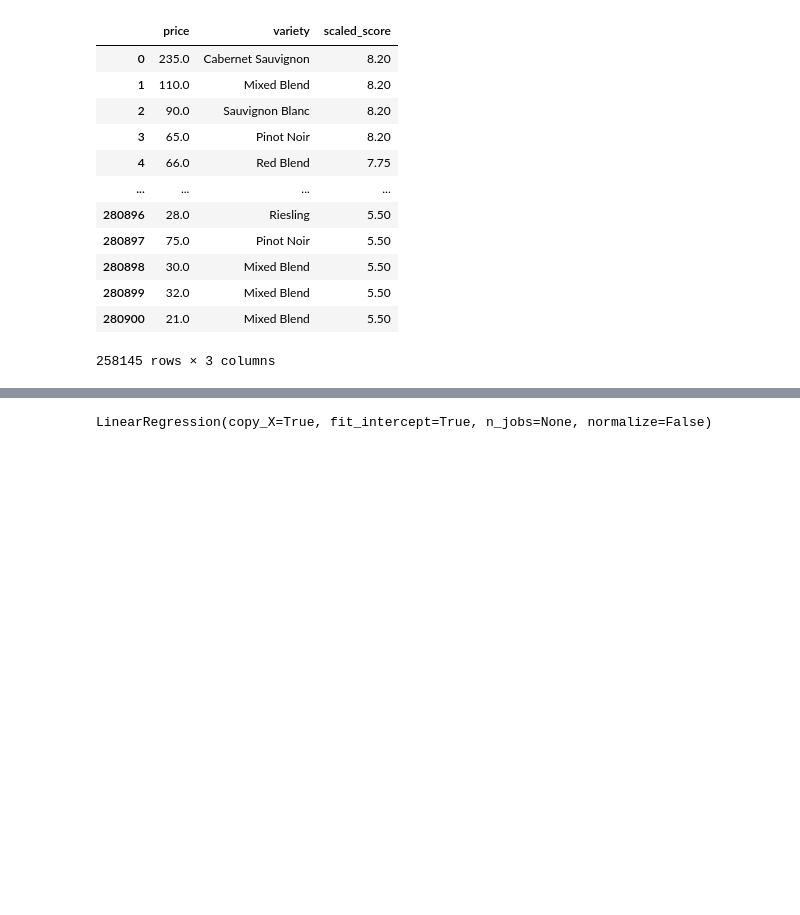
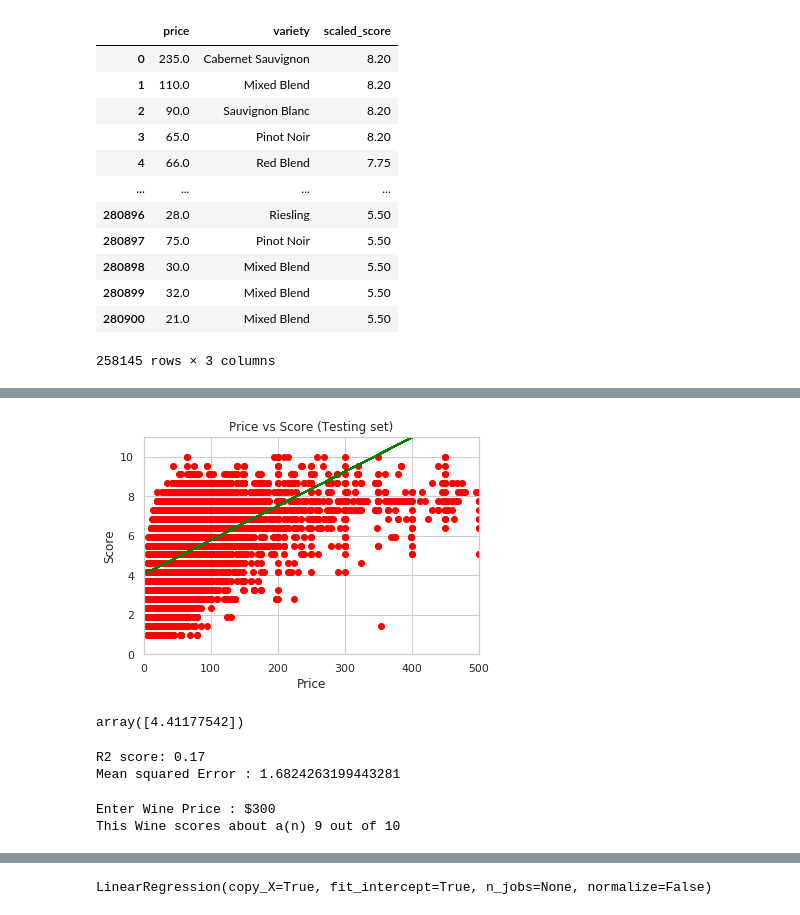
Before and after one commit to aditya4812/COGS108-Final-Project, a Jupyter notebook: FinalProject_group085.ipynb, the cells around one changed output, grey strips where cells are left out. Saved outputs shown, nothing was run; the diff lists cells and outputs as text; code cells hidden in the pictures; blank space fills up the shorter version.

```diff
--- a/FinalProject_group085.ipynb
+++ b/FinalProject_group085.ipynb
@@ -384,0 +415,37 @@ dataset
+# %%
+plt.scatter(x_test, y_test, color = "red")
+plt.plot(x_train, lr.predict(x_train), color = "green")
+plt.title("Price vs Score (Testing set)")
+plt.ylim(0, 11)
+plt.xlim(0, 500)
+plt.xlabel("Price")
+plt.ylabel("Score")
+plt.show()
+# %% [output]
+[figure, added]
+# %%
+lr.predict([[21]])
+# %% [output]
+array([4.41177542])
+# %%
+from sklearn.metrics import r2_score,mean_squared_error
+print('R2 score: %.2f' % r2_score(y_test,y_pred)) # Priniting R2 Score
+print('Mean squared Error :',mean_squared_error(y_test,y_pred))
+# %% [output]
+R2 score: 0.17
+Mean squared Error : 1.6824263199443281
+# %%
+price = int(input('Enter Wine Price : $'))
+score = lr.predict([[price]])
+
+#sets score boundaries from 0-10
+if score>10:
+    score = 10
+elif score<0 or price<=0:
+    score = 0
+
+#outputs predicted score
+print('This Wine scores about a(n)', int(score),'out of 10')
+# %% [output]
+Enter Wine Price : $300
+This Wine scores about a(n) 9 out of 10
```
Also changed, not shown: parts of 13 cells of this notebook.
